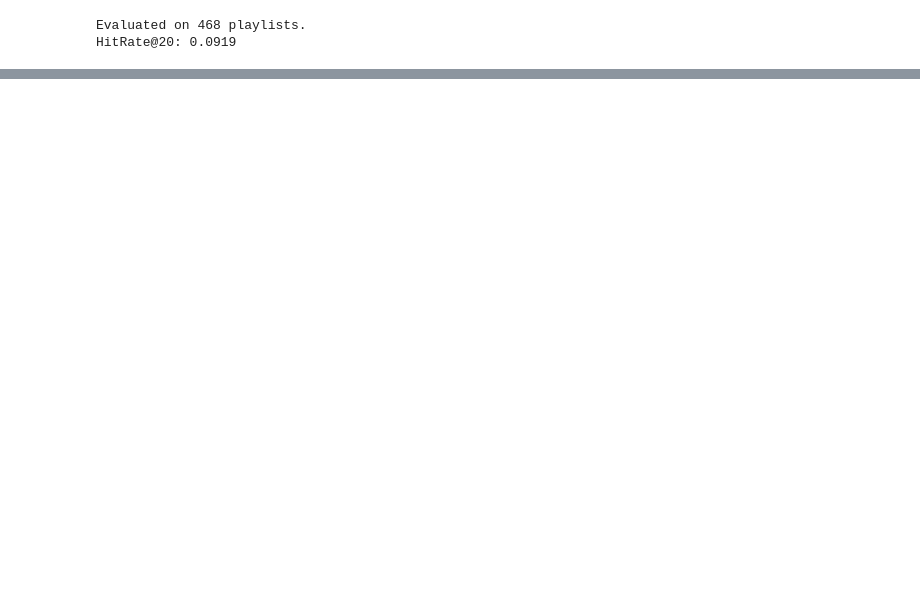
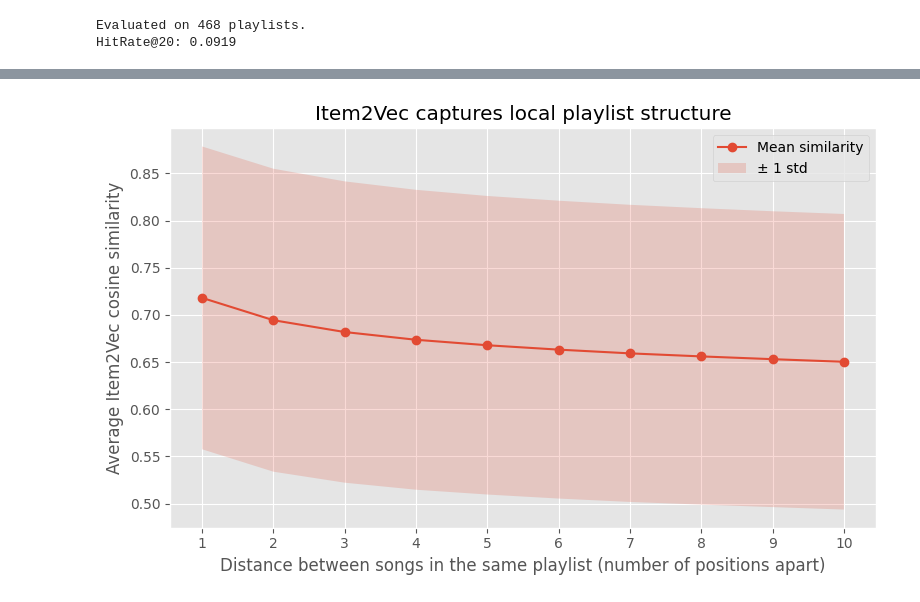
Before and after one commit to KieranSatheesan/Music_Recommender, a Jupyter notebook: notebooks/10_item2vec.ipynb, the cells around one changed output, grey strips where cells are left out. Saved outputs shown, nothing was run; the diff lists cells and outputs as text; code cells hidden in the pictures; blank space fills up the shorter version.

```diff
--- a/notebooks/10_item2vec.ipynb
+++ b/notebooks/10_item2vec.ipynb
@@ -545,0 +629,74 @@ Chosen seed track:
+# %%
+# Cell 16 — Average similarity vs distance within playlists
+
+from collections import defaultdict
+
+MAX_OFFSET = 10      # how far apart songs are in the same playlist
+MAX_PLAYLISTS = 20_000
+
+offset_sims = defaultdict(list)
+rng = np.random.default_rng(123)
+
+count_playlists = 0
+
+for seq in playlist_sentences:
+    # only keep track_ids in vocab
+    seq_idx = [key_to_idx[tid] for tid in seq if tid in key_to_idx]
+    if len(seq_idx) < 3:
+        continue
+
+    # (optional) subsample long playlists to keep runtime sane
+    if len(seq_idx) > 100:
+        # randomly pick 100 positions
+        idx_positions = sorted(rng.choice(len(seq_idx), size=100, replace=False))
+    else:
+        idx_positions = range(len(seq_idx))
+
+    for i in idx_positions:
+        for d in range(1, MAX_OFFSET + 1):
+            j = i + d
+            if j >= len(seq_idx):
+                break
+            a = seq_idx[i]
+            b = seq_idx[j]
+            sim = float(np.dot(normed_vecs[a], normed_vecs[b]))
+            offset_sims[d].append(sim)
+
+    count_playlists += 1
+    if count_playlists >= MAX_PLAYLISTS:
+        break
+
+print(f"Playlists processed: {count_playlists}")
+for d in range(1, MAX_OFFSET + 1):
+    sims_d = np.array(offset_sims[d])
+    print(f"Offset {d}: n={len(sims_d):5d}, mean={sims_d.mean():.3f}, std={sims_d.std():.3f}")
+
+# --- Plot mean ± std vs offset ---
+
+offsets = []
+means = []
+stds = []
+
+for d in range(1, MAX_OFFSET + 1):
+    sims_d = np.array(offset_sims[d])
+    if len(sims_d) == 0:
+        continue
+    offsets.append(d)
+    means.append(sims_d.mean())
+    stds.append(sims_d.std())
+
+offsets = np.array(offsets)
+means = np.array(means)
+stds = np.array(stds)
+
+plt.figure(figsize=(8, 5))
+plt.plot(offsets, means, marker="o", label="Mean similarity")
+plt.fill_between(offsets, means - stds, means + stds, alpha=0.2, label="± 1 std")
+plt.xlabel("Distance between songs in the same playlist (number of positions apart)")
+plt.ylabel("Average Item2Vec cosine similarity")
+plt.title("Item2Vec captures local playlist structure")
+plt.xticks(offsets)
+plt.legend()
+plt.tight_layout()
+plt.show()
+# %% [output]
@@ -545,0 +714 @@ Chosen seed track:
+[figure, added]
```
Also changed, not shown: parts of 10 cells of this notebook.
